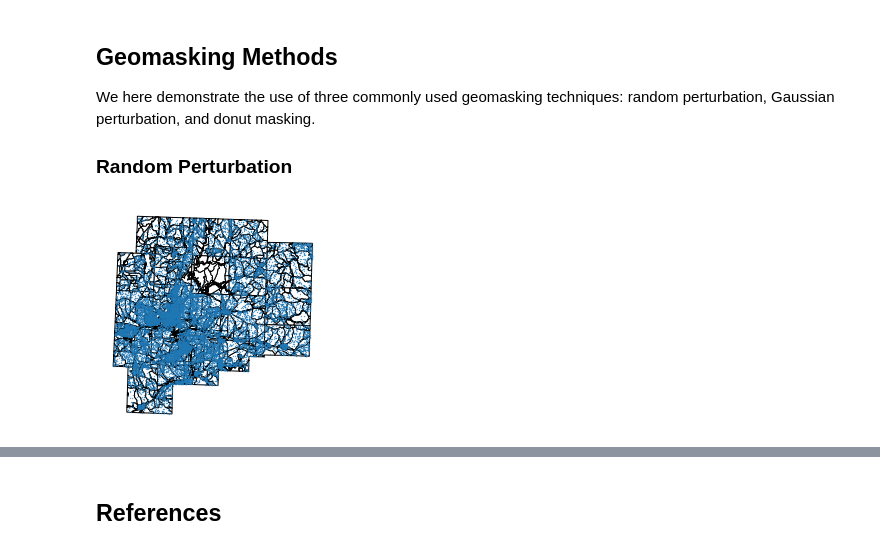
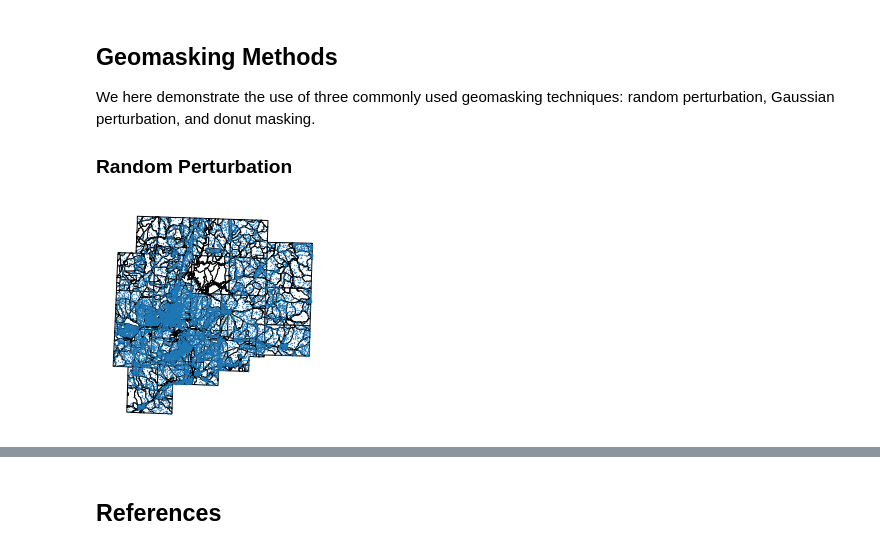
Before and after one commit to linyuehzzz/ucgis-iguide-geoprivacy, a Jupyter notebook: geomasking.ipynb, the cells around one changed output, grey strips where cells are left out. Cells and saved outputs as stored; diff of their text form; code cells hidden in the pictures.

```diff
--- a/geomasking.ipynb
+++ b/geomasking.ipynb
@@ -58,25 +58,24 @@ We here demonstrate the use of three commonly used geomasking techniques: random
 # %%
 import random
 from shapely.geometry import Point
 
-# user-defined radius
-radius = 10
+radius = 50     # user-defined radius
 
-def get_random_point_in_polygon(poly):
-    minx, miny, maxx, maxy = poly.bounds
+def get_random_point_in_polygon(buf):
+    minx, miny, maxx, maxy = buf.bounds
     while True:
         p = Point(random.uniform(minx, maxx), random.uniform(miny, maxy))
-        if poly.contains(p):
+        if buf.contains(p):
             return p
 
 gdf_rp = gdf.copy()
 buf = gdf_rp.buffer(radius)
 for index, row in buf.iteritems():
     new_pt = get_random_point_in_polygon(row)
     gdf_rp.at[index, 'geometry'] = new_pt
 
 base = poly.plot(color='white', edgecolor='black')
 ax = gdf_rp.plot(ax=base, markersize=0.1)
 ax.set_axis_off()
 # %% [output]
-[figure, old version]
+[figure, new version]
```
Also changed, not shown: parts of 1 cell of this notebook.
